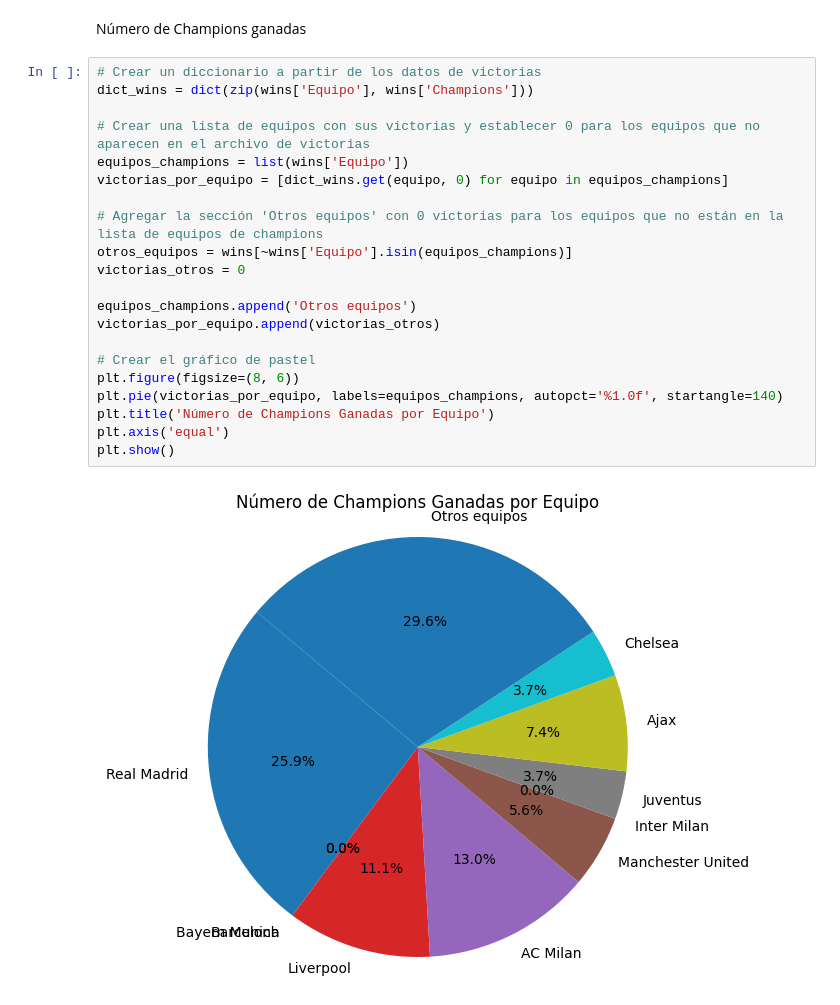
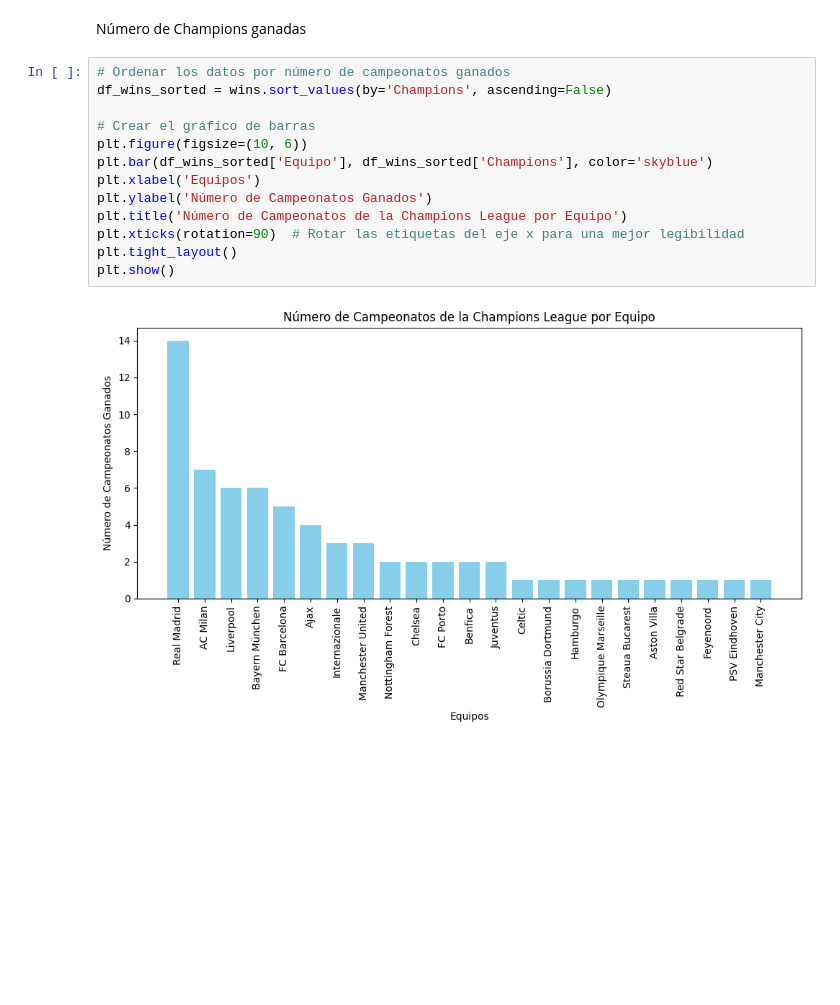
Before and after one commit to PdEXavierMY/Champions, a Jupyter notebook: graficas.ipynb, the cells around one changed output. Saved outputs shown, nothing was run; the diff lists cells and outputs as text; blank space fills up the shorter version.

```diff
--- a/graficas.ipynb
+++ b/graficas.ipynb
@@ -64,26 +67,18 @@ plt.show()
 [figure]
 # %% [markdown]
 Número de Champions ganadas
-# %%
-# Crear un diccionario a partir de los datos de victorias
-dict_wins = dict(zip(wins['Equipo'], wins['Champions']))
-
-# Crear una lista de equipos con sus victorias y establecer 0 para los equipos que no aparecen en el archivo de victorias
-equipos_champions = list(wins['Equipo'])
-victorias_por_equipo = [dict_wins.get(equipo, 0) for equipo in equipos_champions]
-
-# Agregar la sección 'Otros equipos' con 0 victorias para los equipos que no están en la lista de equipos de champions
-otros_equipos = wins[~wins['Equipo'].isin(equipos_champions)]
-victorias_otros = 0
-
-equipos_champions.append('Otros equipos')
-victorias_por_equipo.append(victorias_otros)
-
-# Crear el gráfico de pastel
-plt.figure(figsize=(8, 6))
-plt.pie(victorias_por_equipo, labels=equipos_champions, autopct='%1.0f', startangle=140)
-plt.title('Número de Champions Ganadas por Equipo')
-plt.axis('equal')
-plt.show()
-# %% [output]
-[figure, removed]
+# %%
+# Ordenar los datos por número de campeonatos ganados
+df_wins_sorted = wins.sort_values(by='Champions', ascending=False)
+
+# Crear el gráfico de barras
+plt.figure(figsize=(10, 6))
+plt.bar(df_wins_sorted['Equipo'], df_wins_sorted['Champions'], color='skyblue')
+plt.xlabel('Equipos')
+plt.ylabel('Número de Campeonatos Ganados')
+plt.title('Número de Campeonatos de la Champions League por Equipo')
+plt.xticks(rotation=90)  # Rotar las etiquetas del eje x para una mejor legibilidad
+plt.tight_layout()
+plt.show()
+# %% [output]
+[figure, added]
```
Also changed, not shown: parts of 6 cells of this notebook, 1 other file.
